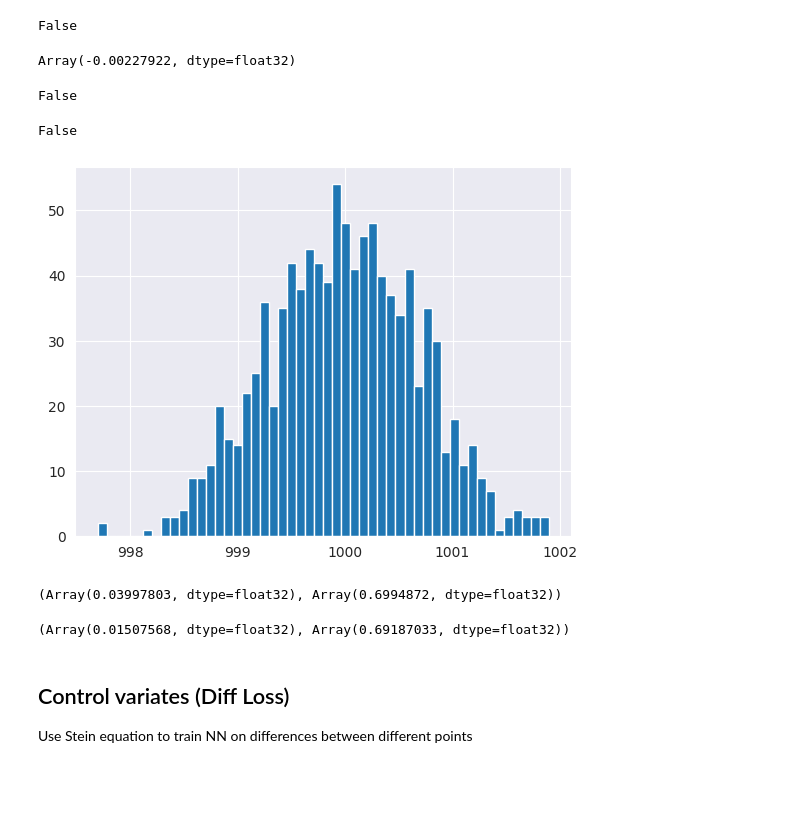
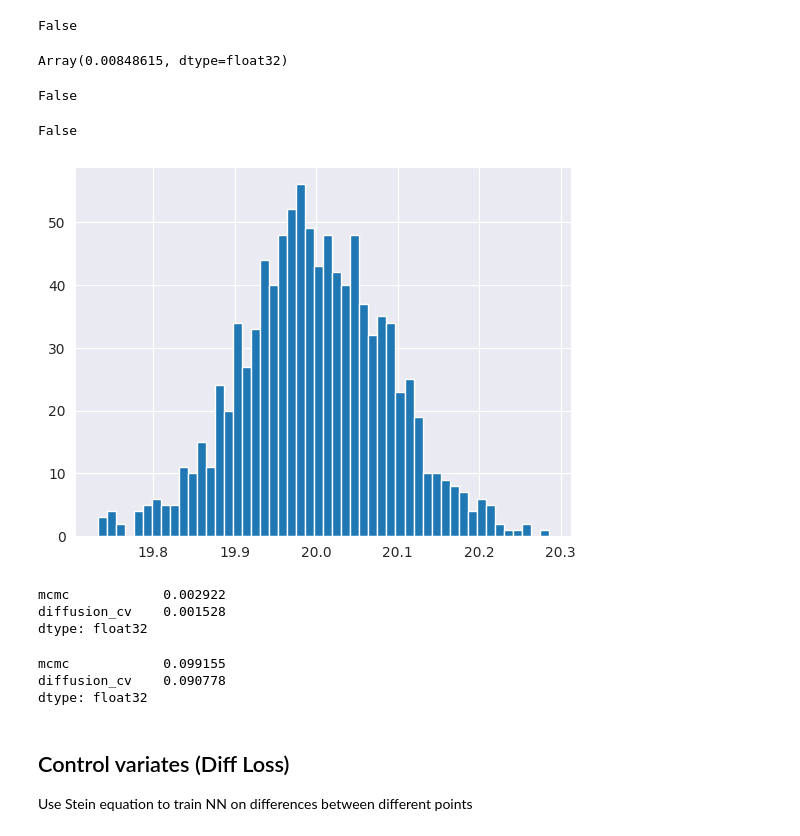
Before and after one commit to kkorolev1/mcmc-control-variates, a Jupyter notebook: experiments.ipynb, the cells around one changed output. Saved outputs shown, nothing was run; the diff lists cells and outputs as text; code cells hidden in the pictures; blank space fills up the shorter version.

Commit message:
samplers refactoring

```diff
--- a/experiments.ipynb
+++ b/experiments.ipynb
@@ -21,10 +24,11 @@ sns.set_style("darkgrid")
 # %% [markdown]
 ## Experiment Params
 # %%
-DIST_DIM = 100 # Dimension of a Gaussian
+DIST_DIM = 2 # Dimension of a Gaussian
 N_CHAINS = 10 # Number of parallel chains for MCMC estimates
 MCMC_N_RUNS = 1000 # Number of MCMC estimates to calculate CI
 INIT_STD = 100 # std of starter points for MC
+BATCH_SIZE = 1024 # Batch size for CV training
 # %% [markdown]
 ## Gaussian Mixture
 # %%
@@ -53,7 +57,7 @@ from mcmc import LangevinDynamics, sample_multichain
 # %%
 rng, key = jax.random.split(rng)
-sampler = LangevinDynamics(gradient_func=grad_log_p, n_samples=500, gamma=1e-1, burnin_steps=100)
-samples = sample_multichain(sampler, DIST_DIM, key, n_chains=N_CHAINS, init_std=INIT_STD)
+sampler = ULA(grad_log_p=grad_log_p, dim=DIST_DIM, n_samples=500, gamma=1e-1, burnin_steps=100)
+samples = sampler(key, n_chains=N_CHAINS, init_std=INIT_STD)
 # %%
 plt.scatter(samples[:,0], samples[:,1], alpha=0.7)
 print(jnp.any(np.isnan(samples)))
@@ -145,9 +162,9 @@ from diffcv.cv import Generator
 # %%
 # Expectation of generator with respect to distribution should be 0
-generator = Generator(grad_log_p, cv_model)
+generator = ScalarGenerator(grad_log_p, cv_model)
 jax.vmap(generator)(dataset.arrays[0][:10000]).mean()
 # %% [output]
-Array(-0.00227922, dtype=float32)
+Array(0.00848615, dtype=float32)
 # %%
 fn_with_cv = lambda x: fn(x) + generator(x)
 # %%
@@ -160,11 +177,11 @@ print(np.any(np.isnan(y)))
 False
 # %%
 rng, key = jax.random.split(rng)
-cv_estimates = estimate_n_mcmc(fn_with_cv, sampler, DIST_DIM, key, init_std=INIT_STD, n_chains=N_CHAINS, n_runs=MCMC_N_RUNS)
+cv_estimates = estimate_n_mcmc(fn_with_cv, sampler, key, init_std=INIT_STD, n_chains=N_CHAINS, n_runs=MCMC_N_RUNS)
 
 print(jnp.any(jnp.isnan(cv_estimates)))
 plt.hist(cv_estimates, bins=50)
 plt.show()
 # %% [output]
 False
-[figure, old version]
+[figure, new version]
@@ -171,11 +190,15 @@ False
 # %%
-true_pi - baseline_estimates.mean(), baseline_estimates.std()
+true_pi - exp_results.mean()
 # %% [output]
-(Array(0.03997803, dtype=float32), Array(0.6994872, dtype=float32))
+mcmc            0.002922
+diffusion_cv    0.001528
+dtype: float32
-# %%
-true_pi - cv_estimates.mean(), cv_estimates.std()
-# %% [output]
-(Array(0.01507568, dtype=float32), Array(0.69187033, dtype=float32))
+# %%
+exp_results.std()
+# %% [output]
+mcmc            0.099155
+diffusion_cv    0.090778
+dtype: float32
 # %% [markdown]
 ## Control variates (Diff Loss)
 
```
Also changed, not shown: parts of 52 cells of this notebook, 12 other files.
